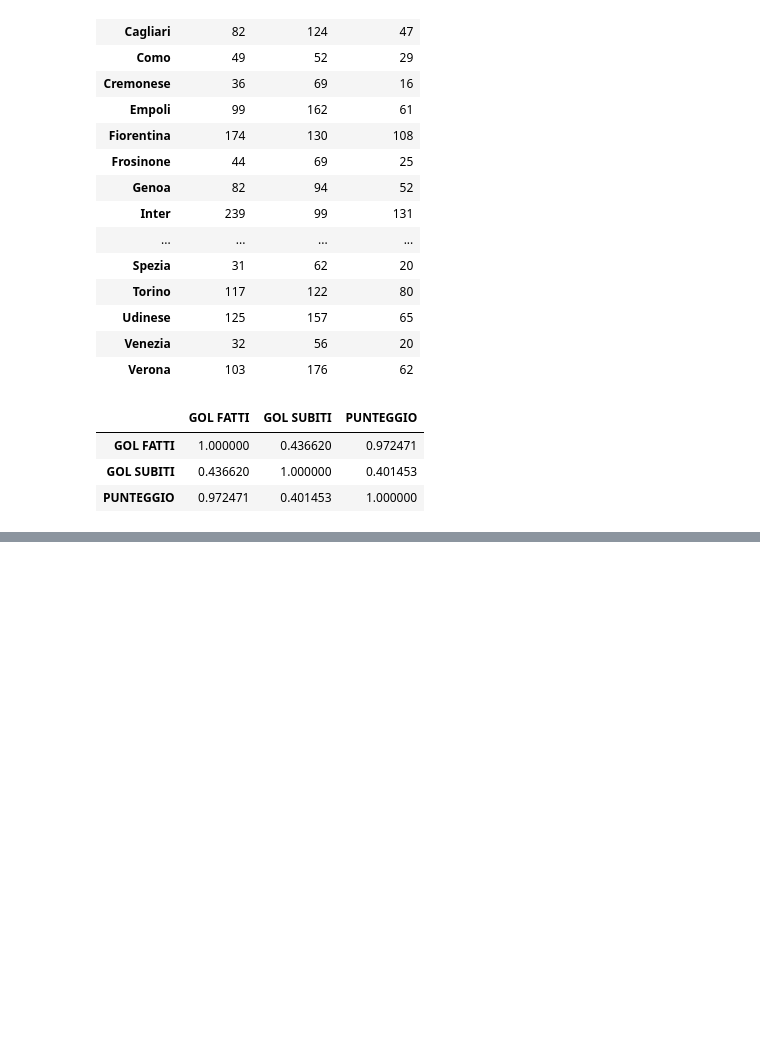
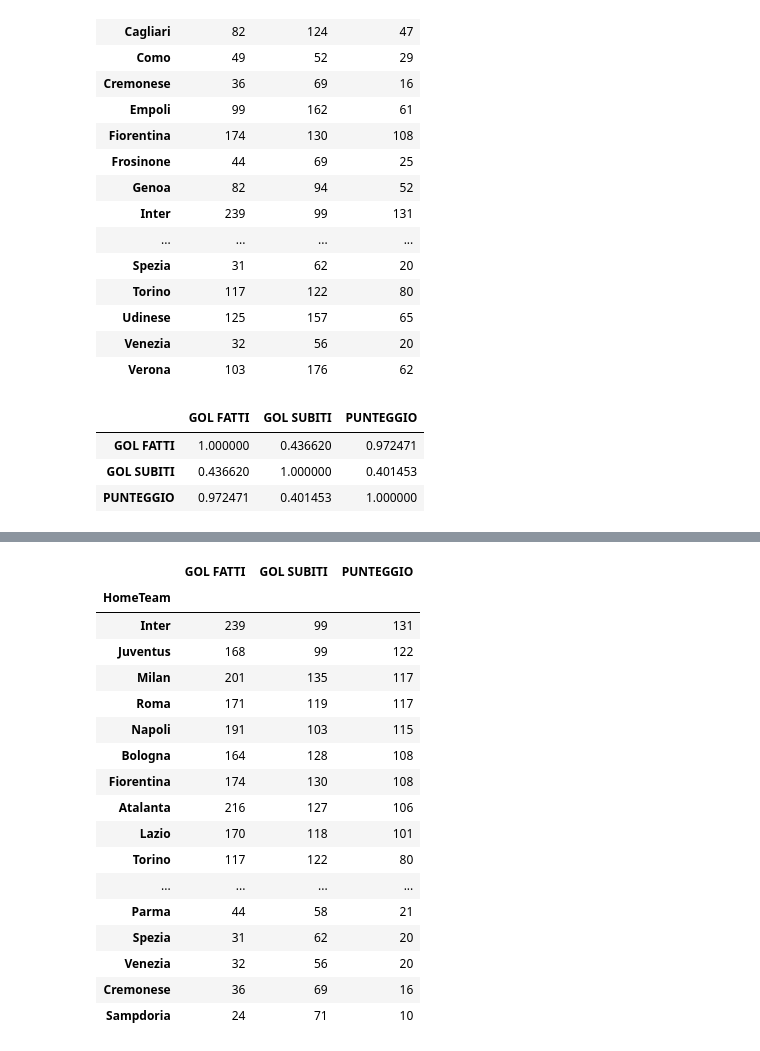
Before and after one commit to MicheleGadaleta16/serie-a-goals-analysis, a Jupyter notebook: notebooks/01_eda.ipynb, the cells around one changed output, grey strips where cells are left out. Saved outputs shown, nothing was run; the diff lists cells and outputs as text; code cells hidden in the pictures; blank space fills up the shorter version.

```diff
--- a/notebooks/01_eda.ipynb
+++ b/notebooks/01_eda.ipynb
@@ -221,0 +225,21 @@ plt.show()
+# %%
+df_finale_2.sort_values(by='PUNTEGGIO', ascending=False)
+# %% [output]
+|  | GOL FATTI | GOL SUBITI | PUNTEGGIO |
+| HomeTeam |  |  |  |
+| Inter | 239 | 99 | 131 |
+| Juventus | 168 | 99 | 122 |
+| Milan | 201 | 135 | 117 |
+| Roma | 171 | 119 | 117 |
+| Napoli | 191 | 103 | 115 |
+| Bologna | 164 | 128 | 108 |
+| Fiorentina | 174 | 130 | 108 |
+| Atalanta | 216 | 127 | 106 |
+| Lazio | 170 | 118 | 101 |
+| Torino | 117 | 122 | 80 |
+| ... | ... | ... | ... |
+| Parma | 44 | 58 | 21 |
+| Spezia | 31 | 62 | 20 |
+| Venezia | 32 | 56 | 20 |
+| Cremonese | 36 | 69 | 16 |
+| Sampdoria | 24 | 71 | 10 |
```
Also changed, not shown: parts of 2 cells of this notebook, 3 other files.
